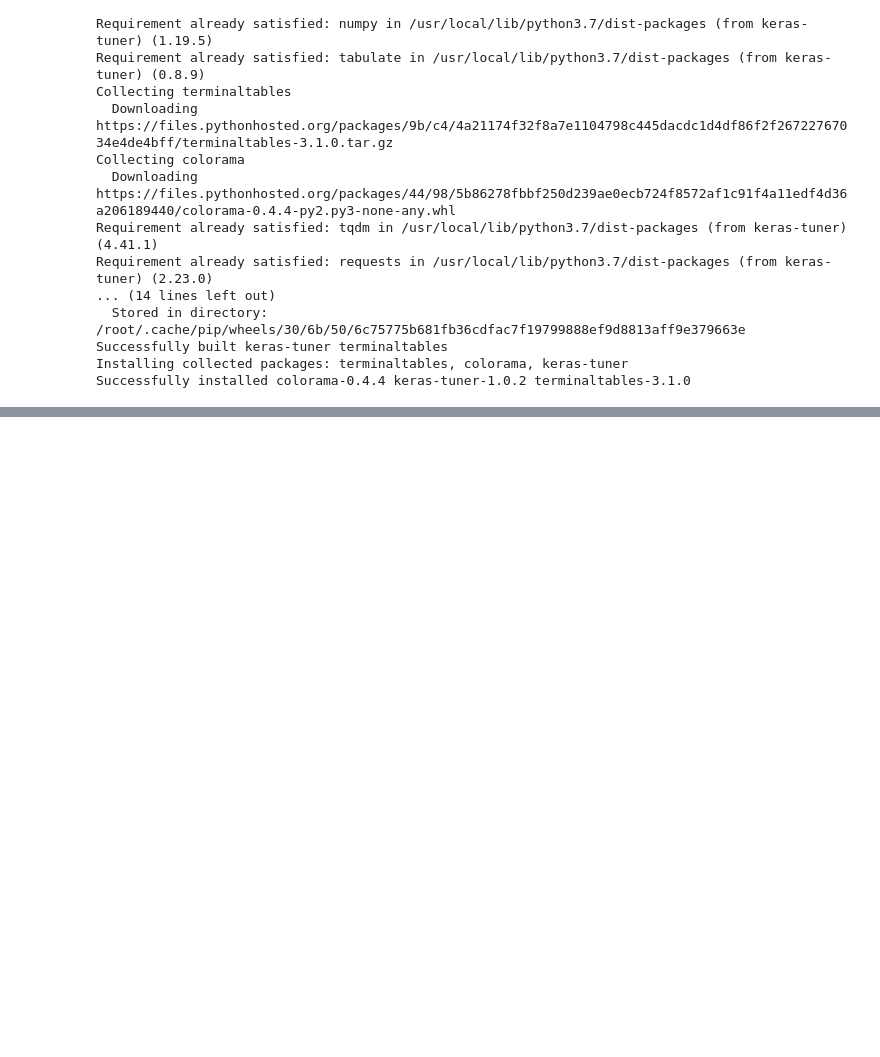
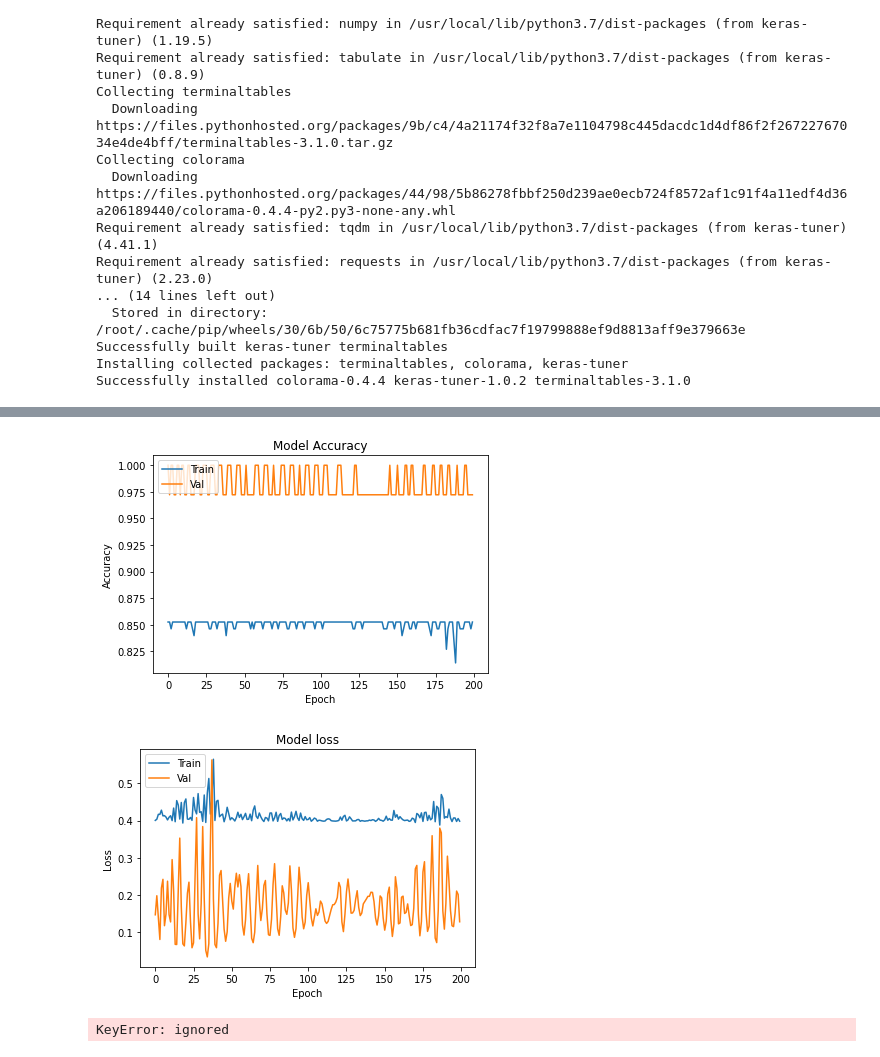
Before and after one commit to blueginah/DrivingHelper, a Jupyter notebook: lstm_exp.ipynb, the cells around one changed output, grey strips where cells are left out. Drawn from its saved outputs; the diff is of its cells as text; code cells hidden in the pictures; blank space fills up the shorter version.

```diff
--- a/lstm_exp.ipynb
+++ b/lstm_exp.ipynb
@@ -229,3 +230,0 @@ len(final_seq)
-# %%
-i=3
-int(i/2)
@@ -336,14 +345,14 @@ def build_model(hp):
 tuner=RandomSearch(
     build_model,
     objective='val_accuracy',
-    max_trials=30,
+    max_trials=15,
     executions_per_trial=2,
     directory='my_dir',
-    project_name='driverLSTM_wolabel'
+    project_name='PARTdriverLSTM.....alllll'
     #project_name='driverLSTM_mod'
 )
 
-callback= tf.keras.callbacks.EarlyStopping(monitor='val_loss', patience=3)
-tuner.search(train, train_target, epochs=100, validation_data=(validation,validation_target), callbacks=[callback])
+callback= tf.keras.callbacks.EarlyStopping(monitor='val_loss', patience=2)
+tuner.search(train, train_target, epochs=70, validation_data=(validation,validation_target), callbacks=[callback])
 tuner.results_summary()
 # %% [output]
@@ -383,0 +383,8 @@ model.add(Dense(1, activation='sigmoid'))
+# %%
+hypmodel = tuner.get_best_models(1)[0]
+best_hps = tuner.get_best_hyperparameters(1)[0]
+print(f"""
+The hyperparameter search is complete. The optimal number of units in the first densely-connected
+layer is {best_hps.get('units')} and the optimal dropout value and learning rate for the optimizer
+is {best_hps.get('learning_rate')}.
+""")
@@ -384,7 +395,5 @@ model.add(Dense(1, activation='sigmoid'))
 # %%
-adam = Adam(learning_rate=0.001)
-chk = ModelCheckpoint('best_model.pkl', monitor='val_acc', save_best_only=True, mode='max', verbose=1)
-model.compile(loss='binary_crossentropy', optimizer=adam, metrics=['accuracy'])
-model.fit(train, train_target, epochs=200, batch_size=128, callbacks=[chk], validation_data=(validation,validation_target))
+
+history = hypmodel.fit(train, train_target, epochs=200, batch_size=128, callbacks=[chk], validation_data=(validation,validation_target))
 # %% [output]
 Epoch 1/200
@@ -422,0 +475,25 @@ model.evaluate(test,test_target)
+# %%
+from matplotlib import pyplot as plt
+
+plt.plot(history.history['accuracy'])
+plt.plot(history.history['val_accuracy'])
+plt.title('Model Accuracy')
+plt.ylabel('Accuracy')
+plt.xlabel('Epoch')
+plt.legend(['Train', 'Val'], loc='upper left')
+plt.show()
+
+plt.plot(history.history['loss'])
+plt.plot(history.history['val_loss'])
+plt.title('Model loss')
+plt.ylabel('Loss')
+plt.xlabel('Epoch')
+plt.legend(['Train', 'Val'], loc='upper left')
+plt.show()
+# %% [output]
+[figure, added]
+[figure, added]
+# %%
+print(whole_column['part_features_l6'])
+# %% [output]
+KeyError: ignored
```
Also changed, not shown: parts of 39 cells of this notebook.
